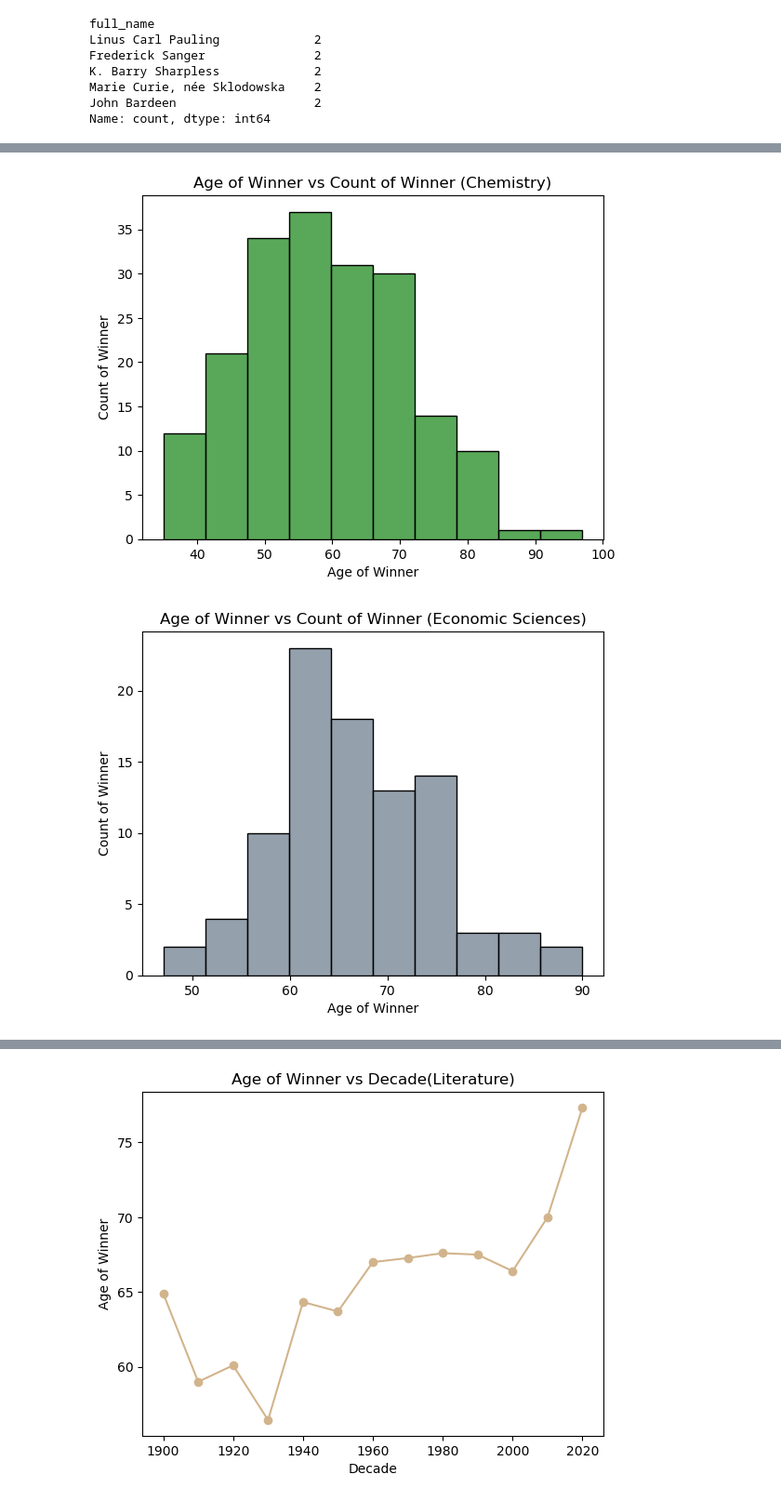
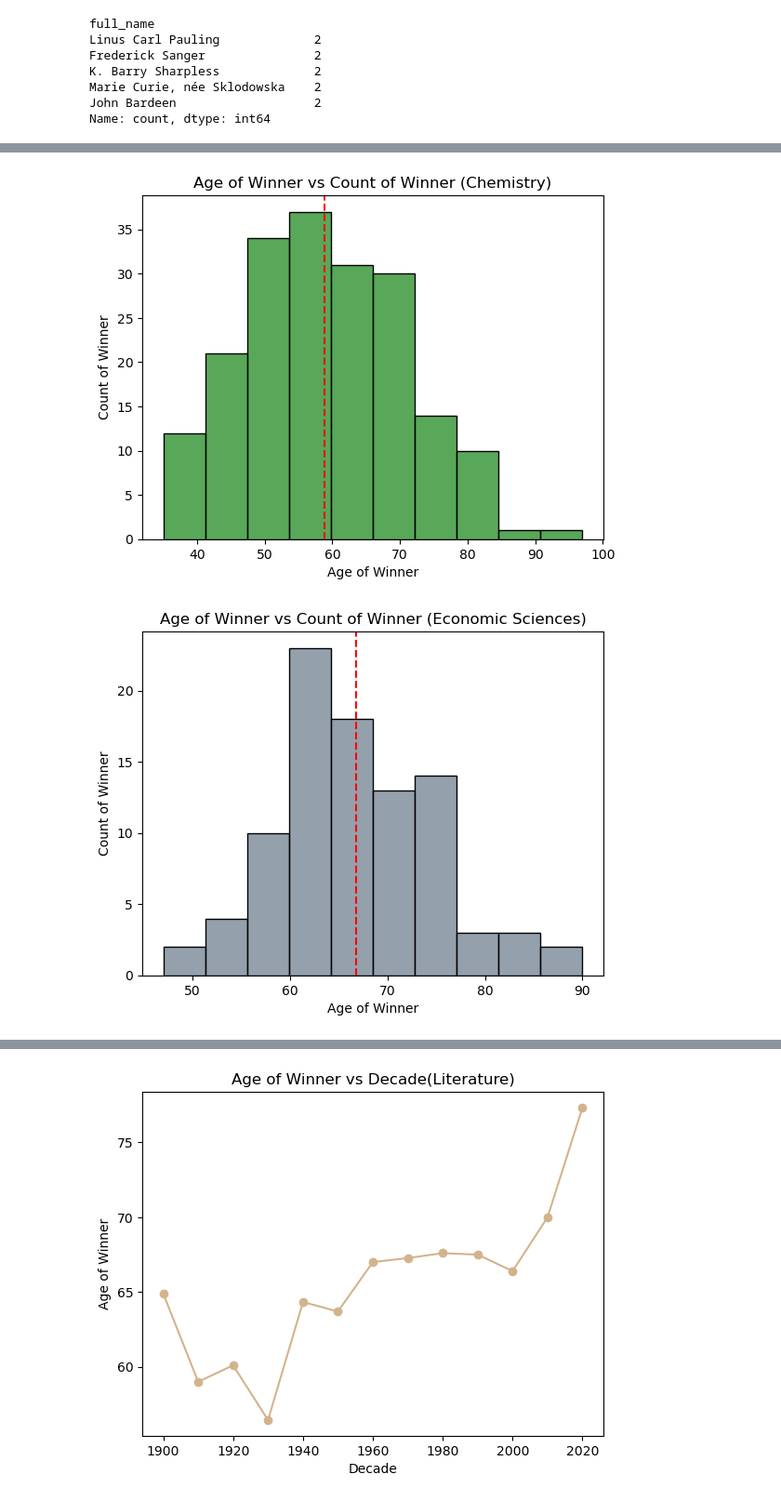
Before and after one commit to elaine-tao/COMM-337-Group-Project-1, a Jupyter notebook: Group Project 1.ipynb, the cells around one changed output, grey strips where cells are left out. Shown at 93% size. Cells and saved outputs as stored; diff of their text form; code cells hidden in the pictures.

```diff
--- a/Group Project 1.ipynb
+++ b/Group Project 1.ipynb
@@ -287,21 +308,23 @@ nobelindividual["ageWin"].mean()
 # %%
 chem = nobelindividual[nobelindividual['category']=='Chemistry']
 sns.histplot(x = chem['ageWin'], bins=10, edgecolor="black", color = "forestgreen")
+plt.axvline(chem['ageWin'].mean(), color = "red", linestyle = "--")
 plt.xlabel("Age of Winner")
 plt.ylabel("Count of Winner")
 plt.title("Age of Winner vs Count of Winner (Chemistry)")
 plt.show()
 # %% [output]
-[figure, old version]
+[figure, new version]
 # %%
 ecsci = nobelindividual[nobelindividual['category']=='Economic Sciences']
 sns.histplot(ecsci['ageWin'], bins=10, edgecolor="black", color = "slategrey")
+plt.axvline(ecsci['ageWin'].mean(), color = "red", linestyle = "--")
 plt.xlabel("Age of Winner")
 plt.ylabel("Count of Winner")
 plt.title("Age of Winner vs Count of Winner (Economic Sciences)")
 plt.show()
 # %% [output]
-[figure, old version]
+[figure, new version]
 # %%
 phys=nobelindividual[nobelindividual['category']=='Physics']
 sns.histplot(phys['ageWin'],bins=10,edgecolor="black")
```
Also changed, not shown: parts of 22 cells of this notebook.
